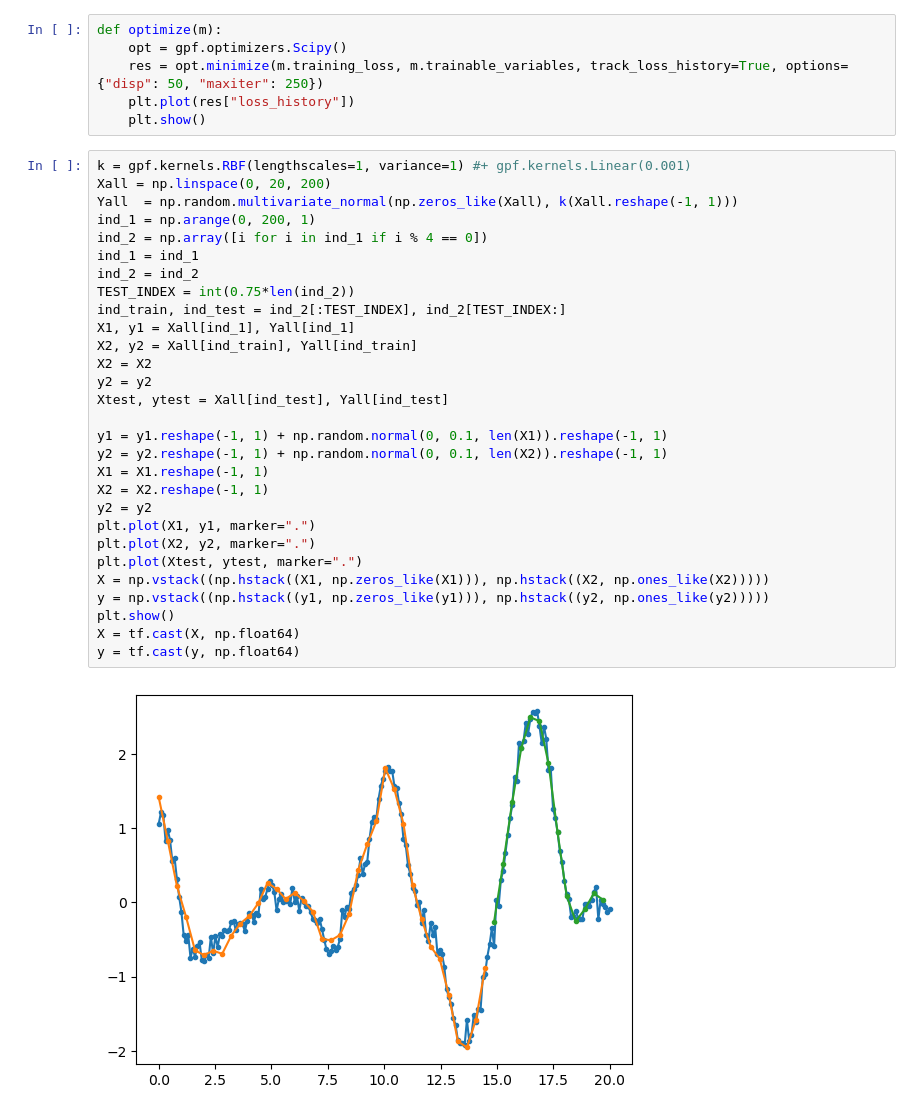
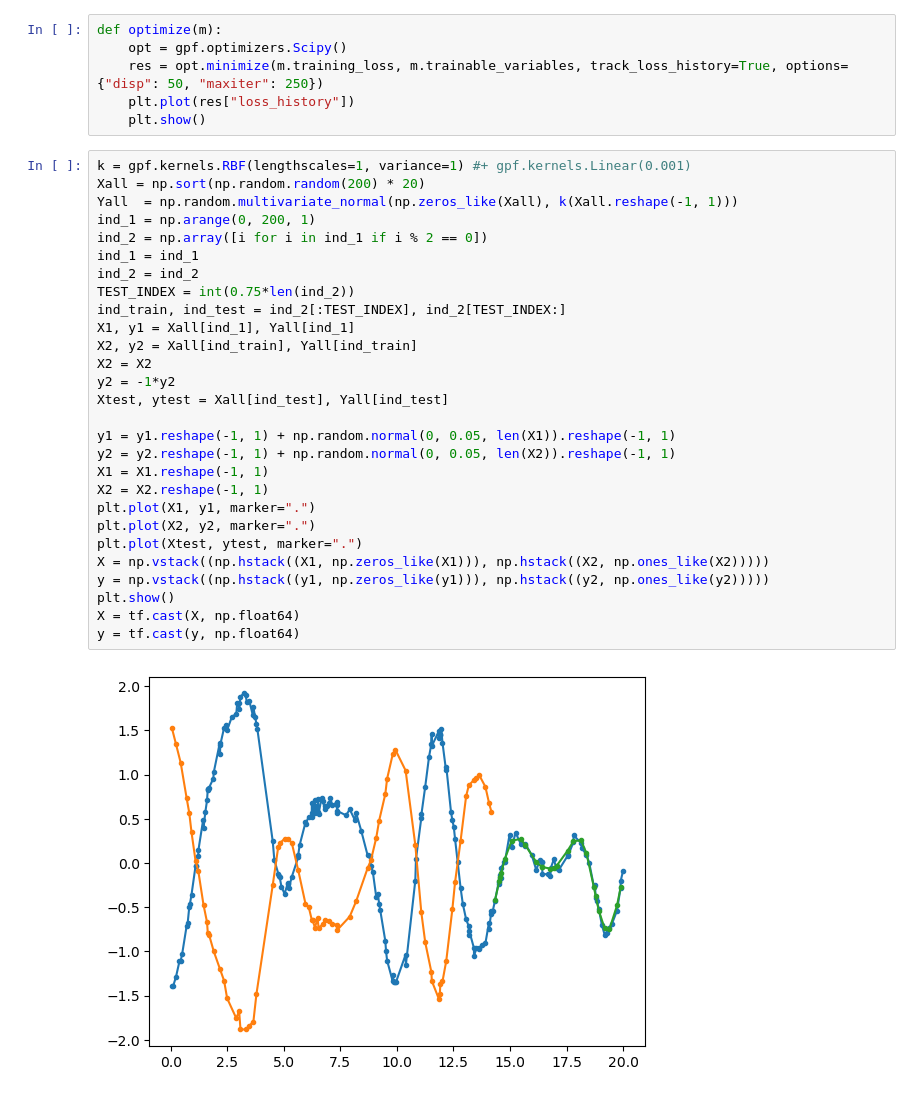
Before and after one commit to JVerbeek/at-gpflow, a Jupyter notebook: approximation-quality.ipynb, the cells around one changed output. Drawn from its saved outputs; the diff is of its cells as text.

```diff
--- a/approximation-quality.ipynb
+++ b/approximation-quality.ipynb
@@ -30,33 +23,32 @@ def optimize(m):
     plt.show()
 # %%
 k = gpf.kernels.RBF(lengthscales=1, variance=1) #+ gpf.kernels.Linear(0.001)
-Xall = np.linspace(0, 20, 200)
+Xall = np.sort(np.random.random(200) * 20)
 Yall  = np.random.multivariate_normal(np.zeros_like(Xall), k(Xall.reshape(-1, 1)))
 ind_1 = np.arange(0, 200, 1)
-ind_2 = np.array([i for i in ind_1 if i % 4 == 0])
+ind_2 = np.array([i for i in ind_1 if i % 2 == 0])
 ind_1 = ind_1
 ind_2 = ind_2
 TEST_INDEX = int(0.75*len(ind_2))
 ind_train, ind_test = ind_2[:TEST_INDEX], ind_2[TEST_INDEX:]
 X1, y1 = Xall[ind_1], Yall[ind_1]
 X2, y2 = Xall[ind_train], Yall[ind_train]
 X2 = X2
-y2 = y2
+y2 = -1*y2
 Xtest, ytest = Xall[ind_test], Yall[ind_test]
 
-y1 = y1.reshape(-1, 1) + np.random.normal(0, 0.1, len(X1)).reshape(-1, 1)
-y2 = y2.reshape(-1, 1) + np.random.normal(0, 0.1, len(X2)).reshape(-1, 1)
+y1 = y1.reshape(-1, 1) + np.random.normal(0, 0.05, len(X1)).reshape(-1, 1)
+y2 = y2.reshape(-1, 1) + np.random.normal(0, 0.05, len(X2)).reshape(-1, 1)
 X1 = X1.reshape(-1, 1)
 X2 = X2.reshape(-1, 1)
-y2 = y2
 plt.plot(X1, y1, marker=".")
 plt.plot(X2, y2, marker=".")
 plt.plot(Xtest, ytest, marker=".")
 X = np.vstack((np.hstack((X1, np.zeros_like(X1))), np.hstack((X2, np.ones_like(X2)))))
 y = np.vstack((np.hstack((y1, np.zeros_like(y1))), np.hstack((y2, np.ones_like(y2)))))
 plt.show()
 X = tf.cast(X, np.float64)
 y = tf.cast(y, np.float64)
 # %% [output]
-[figure, old version]
+[figure, new version]
 # %%
```
Also changed, not shown: parts of 6 cells of this notebook, 6 other files.
